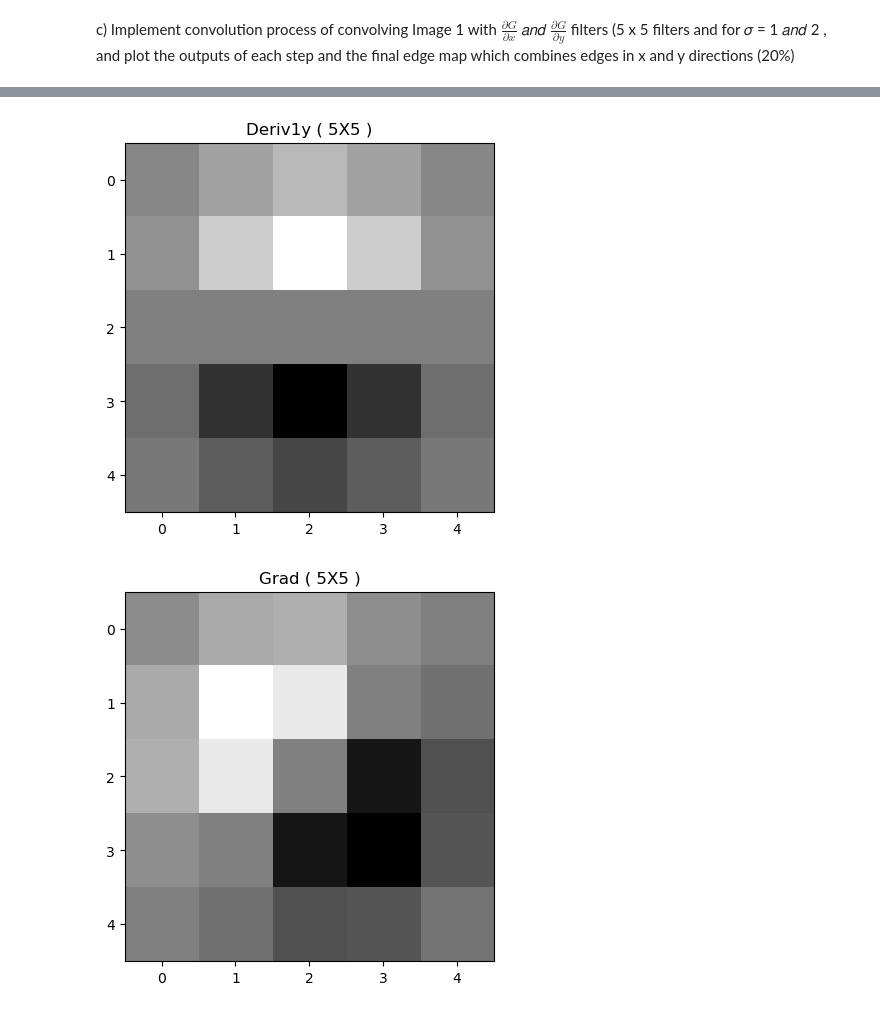
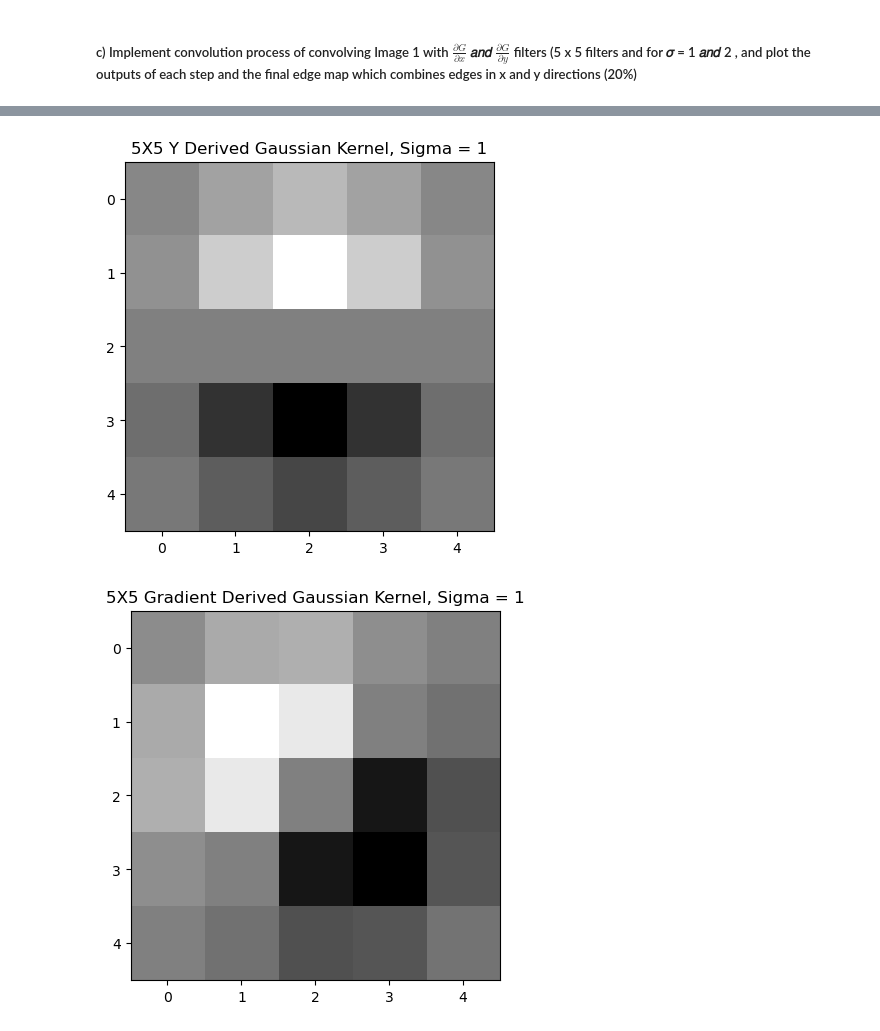
Before and after one commit to aabusha3/Convolution-Edge-and-Corner-Detection_CS4442-3, a Jupyter notebook: assignment3_AbuShawarib_Ahmad.ipynb, the cells around one changed output, grey strips where cells are left out. Drawn from its saved outputs; the diff is of its cells as text; code cells hidden in the pictures.

```diff
--- a/assignment3_AbuShawarib_Ahmad.ipynb
+++ b/assignment3_AbuShawarib_Ahmad.ipynb
@@ -1,9 +1,8 @@
 # %%
 import numpy as np
-import cv2
-import argparse
 import matplotlib.pyplot as plt
-import math
 
-image = cv2.imread('./house.png')
-img = cv2.cvtColor(image, cv2.COLOR_BGR2GRAY)
+img = plt.imread('./house.png')
+plt.imshow(img, interpolation='none', cmap='gray')
+plt.title("Starting Image")
+plt.show()
@@ -179,26 +145,55 @@ plt.show()
 # %% [markdown]
-c) Implement convolution process of convolving Image 1 with $\frac{\partial G}{\partial x}$ 𝑎𝑛𝑑 $\frac{\partial G}{\partial y}$ filters (5 x 5 filters and for 𝜎 = 1 𝑎𝑛𝑑 2 , and plot the outputs of each step and the final edge map which combines edges in x and y directions (20%)
+##### c) Implement convolution process of convolving Image 1 with $\frac{\partial G}{\partial x}$ 𝑎𝑛𝑑 $\frac{\partial G}{\partial y}$ filters (5 x 5 filters and for 𝜎 = 1 𝑎𝑛𝑑 2 , and plot the outputs of each step and the final edge map which combines edges in x and y directions (20%)
 # %%
 Deriv1x, Deriv1y = derive_kernel(5, 1)
 plt.imshow(Deriv1x, interpolation='none', cmap='gray')
-plt.title("Deriv1x ( {}X{} )".format(5, 5))
+plt.title("{}X{} X Derived Gaussian Kernel, Sigma = {}".format(5, 5, 1))
 plt.show()
 plt.imshow(Deriv1y, interpolation='none', cmap='gray')
-plt.title("Deriv1y ( {}X{} )".format(5, 5))
+plt.title("{}X{} Y Derived Gaussian Kernel, Sigma = {}".format(5, 5, 1))
 plt.show()
 plt.imshow((Deriv1x+Deriv1y), interpolation='none', cmap='gray')
-plt.title("Grad ( {}X{} )".format(5, 5))
+plt.title("{}X{} Gradient Derived Gaussian Kernel, Sigma = {}".format(5, 5, 1))
 plt.show()
 Derivx_img1 = convolution(img, Deriv1x, average=True)
 plt.imshow(Derivx_img1, cmap='gray')
-plt.title("Output Image using {}X{} Kernel".format(Deriv1x.shape[0], Deriv1x.shape[1]))
+plt.title("Output Image Using X Kernel Above")
+plt.axis('off')
 plt.show()
 Derivy_img1 = convolution(img, Deriv1y, average=True)
 plt.imshow(Derivy_img1, cmap='gray')
-plt.title("Output Image using {}X{} Kernel".format(Deriv1y.shape[0], Deriv1y.shape[1]))
+plt.title("Output Image Using Y Kernel Above")
+plt.axis('off')
 plt.show()
 Deriv_grad1 = np.hypot(Derivx_img1,Derivy_img1)
 plt.imshow(Deriv_grad1, cmap='gray')
-plt.title("Output Image using {}X{} Kernel".format(Deriv_grad1.shape[0], Deriv_grad1.shape[1]))
+plt.title("Output Image Using Gradient Kernel Above")
+plt.axis('off')
 plt.show()
+
+Deriv2x, Deriv2y = derive_kernel(5, 2)
+plt.imshow(Deriv2x, interpolation='none', cmap='gray')
+plt.title("{}X{} X Derived Gaussian Kernel, Sigma = {}".format(5, 5, 2))
+plt.show()
+plt.imshow(Deriv2y, interpolation='none', cmap='gray')
+plt.title("{}X{} Y Derived Gaussian Kernel, Sigma = {}".format(5, 5, 2))
+plt.show()
+plt.imshow((Deriv2x+Deriv2y), interpolation='none', cmap='gray')
+plt.title("{}X{} Gradient Derived Gaussian Kernel, Sigma = {}".format(5, 5, 2))
+plt.show()
+Derivx_img2 = convolution(img, Deriv2x, average=True)
+plt.imshow(Derivx_img2, cmap='gray')
+plt.title("Output Image Using X Kernel Above")
+plt.axis('off')
+plt.show()
+Derivy_img2 = convolution(img, Deriv2y, average=True)
+plt.imshow(Derivy_img2, cmap='gray')
+plt.title("Output Image Using Y Kernel Above")
+plt.axis('off')
+plt.show()
+Deriv_grad2 = np.hypot(Derivx_img2,Derivy_img2)
+plt.imshow(Deriv_grad2, cmap='gray')
+plt.title("Output Image Using Gradient Kernel Above")
+plt.axis('off')
+plt.show()
 # %% [output]
@@ -206,2 +201,2 @@ plt.show()
-[figure, old version]
+[figure, new version]
-[figure, old version]
+[figure, new version]
```
Also changed, not shown: parts of 16 cells of this notebook.
